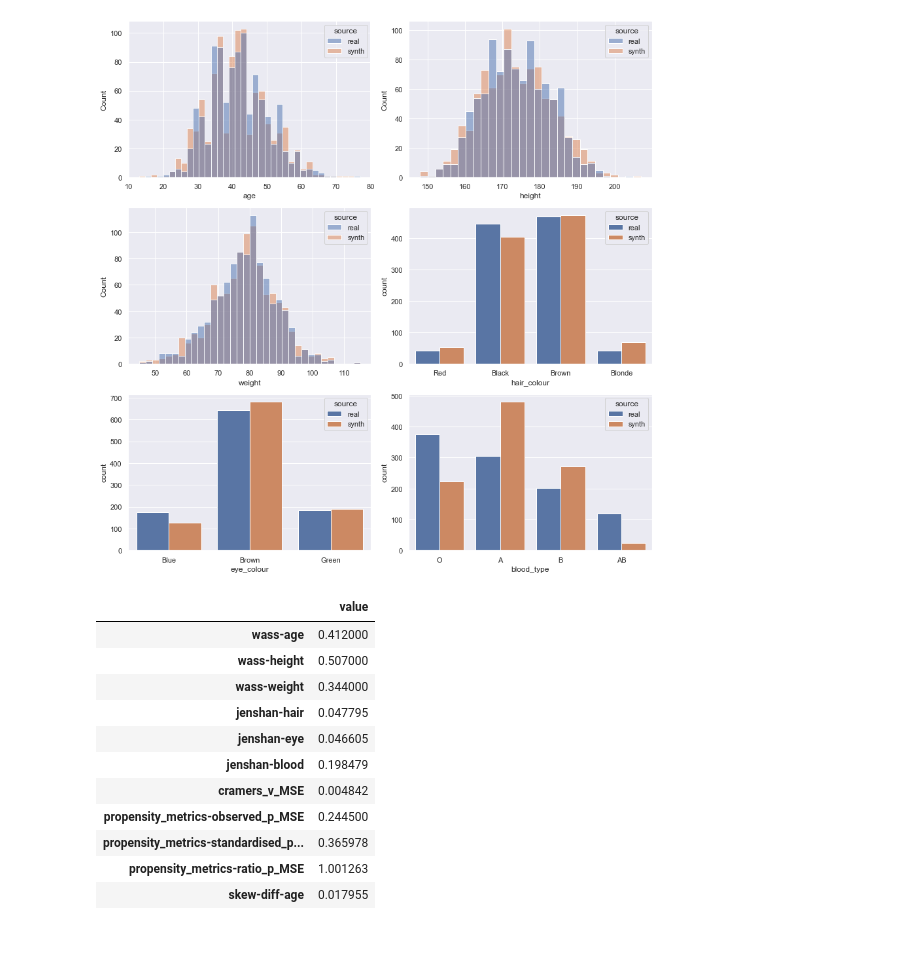
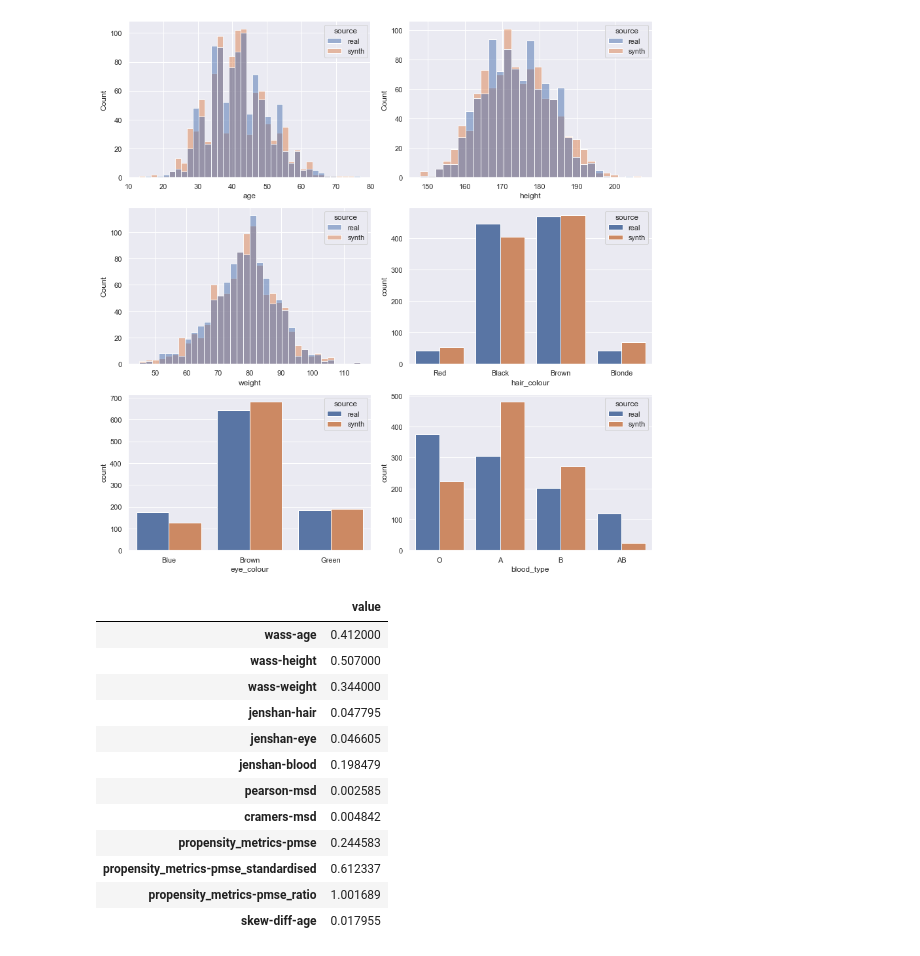
Before and after one commit to datasciencecampus/synthgauge, a Jupyter notebook: examples/demo_notebook.ipynb, the cells around one changed output. Drawn from its saved outputs; the diff is of its cells as text; code cells hidden in the pictures.

```diff
--- a/examples/demo_notebook.ipynb
+++ b/examples/demo_notebook.ipynb
@@ -35,7 +35,7 @@ print(synth_data.head())
 # %% [markdown]
 SynthGauge revolves around a central `Evaluator` object that must first be instantiated.
 # %%
-E = sg.Evaluator(real_data, synth_data)
+evaluator = sg.Evaluator(real_data, synth_data)
 # %% [markdown]
 We can then use in-built methods to see summary statistics of the data.
 # %%
@@ -145,17 +159,18 @@ It is possible to also add user-defined metrics to the Evaluator object to accom
 # %%
 from scipy.stats import skew
 
-# Toy custom metric
-def skew_difference(real, synth, feat):
-    real_skew = skew(real[feat])
-    synth_skew = skew(synth[feat])
+
+def skew_difference(real, synth, feature):
+    """Calculate the absolute difference in skew for a feature."""
+
+    real_skew = skew(real[feature])
+    synth_skew = skew(synth[feature])
+
     return abs(real_skew - synth_skew)
 
-# Add the metric to the Evaluator's metrics catalog under the alias 'skew_diff'
-E.add_custom_metric('skew-diff-age', skew_difference, feat='age')
 
-# The custom metric will now be evaluated along with any previously specified
-E.evaluate(as_df=True)
+evaluator.add_custom_metric("skew-diff-age", skew_difference, feature="age")
+evaluator.evaluate(as_df=True)
 # %% [output]
 |  | value |
 | wass-age | 1.329000 |
@@ -174,7 +190,7 @@ E.evaluate(as_df=True)
 
 The functionality of SynthGauge makes it easy to compare different synthetic datasets. It's as simple as creating another evaluator object with the new synthetic datset, running the same plotting methods, and 'copying' the metrics from the first evaluator.
 # %%
-synth_data_comparison = sg.datasets.make_blood_types_df(noise=0.5, random_seed=101)
+synth_data_comparison = sg.datasets.make_blood_types_df(noise=0.5, seed=101)
 
-E_comparison = sg.Evaluator(real_data, synth_data_comparison)
+comparison_evaluator = sg.Evaluator(real_data, synth_data_comparison)
 # %%
@@ -182,18 +198,19 @@ E_comparison.plot_histograms(figsize=(12,12));
 # %% [output]
 [figure]
 # %%
-E_comparison.copy_metrics(E)
-E_comparison.evaluate(as_df=True)
+comparison_evaluator.copy_metrics(evaluator)
+comparison_evaluator.evaluate(as_df=True)
 # %% [output]
 |  | value |
 | wass-age | 0.412000 |
 | wass-height | 0.507000 |
 | wass-weight | 0.344000 |
 | jenshan-hair | 0.047795 |
 | jenshan-eye | 0.046605 |
 | jenshan-blood | 0.198479 |
-| cramers_v_MSE | 0.004842 |
-| propensity_metrics-observed_p_MSE | 0.244500 |
-| propensity_metrics-standardised_p... | 0.365978 |
-| propensity_metrics-ratio_p_MSE | 1.001263 |
+| pearson-msd | 0.002585 |
+| cramers-msd | 0.004842 |
+| propensity_metrics-pmse | 0.244583 |
+| propensity_metrics-pmse_standardised | 0.612337 |
+| propensity_metrics-pmse_ratio | 1.001689 |
 | skew-diff-age | 0.017955 |
```
Also changed, not shown: parts of 12 cells of this notebook.
